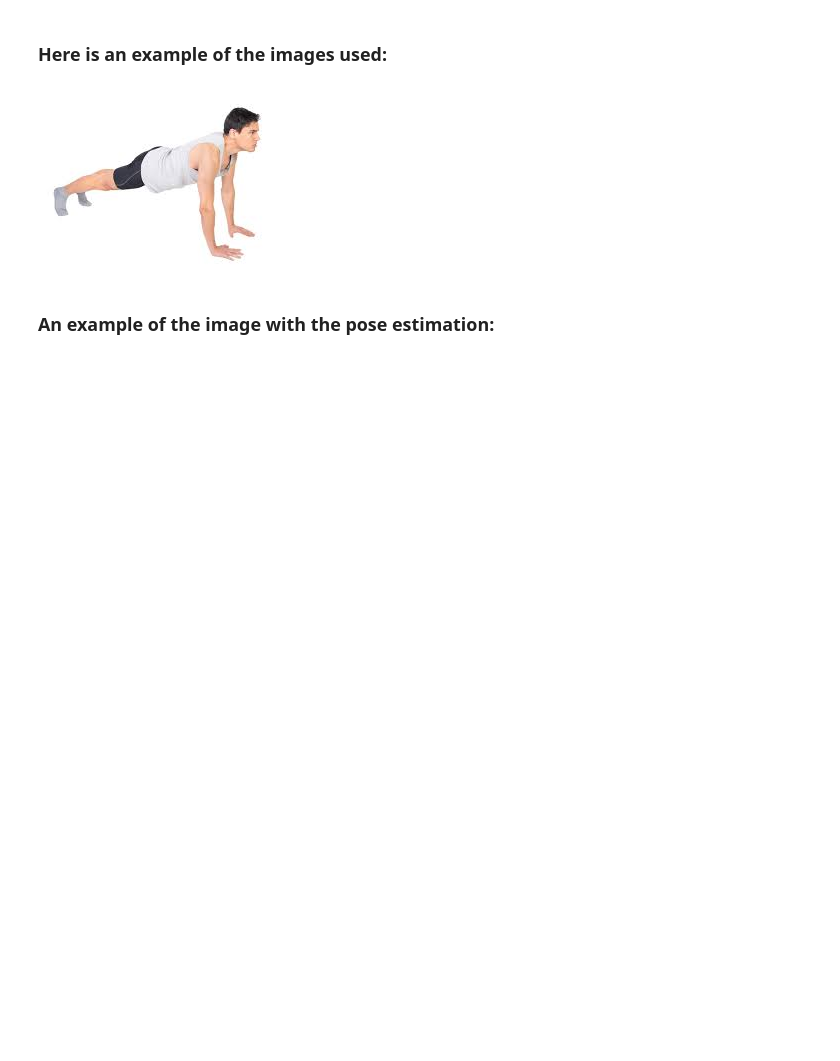
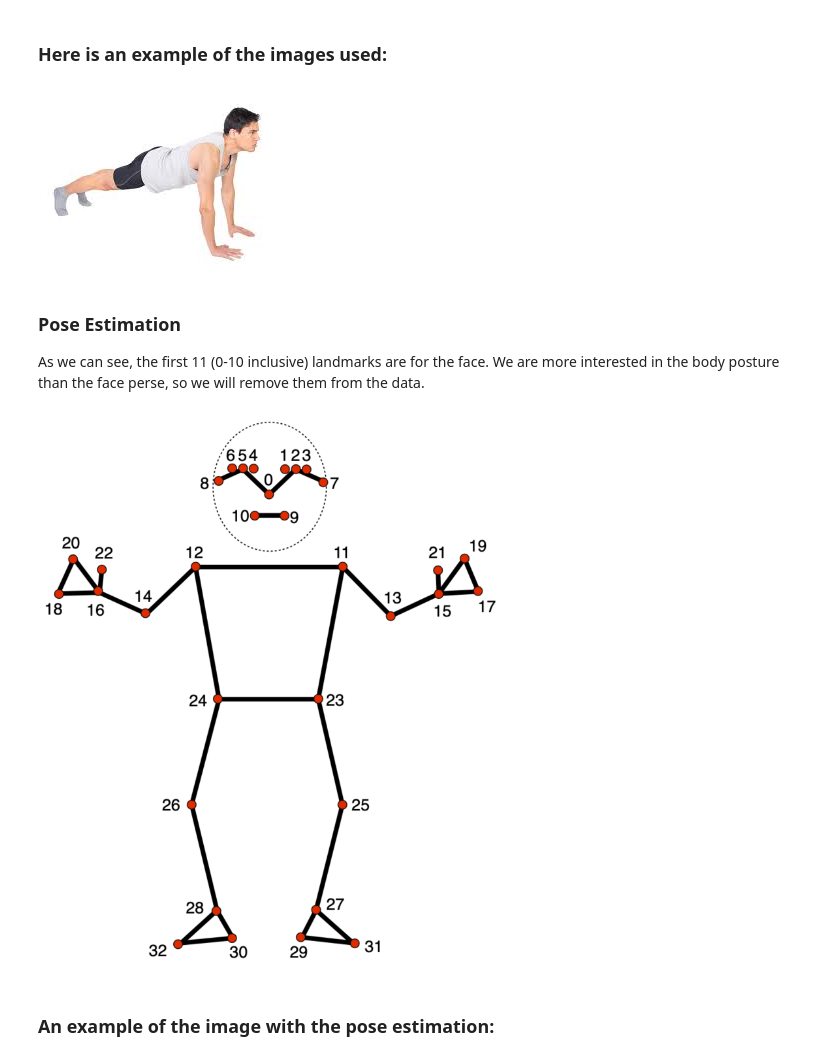
Before and after one commit to Sher213/Exercises-Prediction-Model, a Jupyter notebook: poseEst.ipynb, the cells around one changed output. Saved outputs shown, nothing was run; the diff lists cells and outputs as text; code cells hidden in the pictures; blank space fills up the shorter version.

```diff
--- a/poseEst.ipynb
+++ b/poseEst.ipynb
@@ -30,6 +30,14 @@ imgStr = b64decode(imgB64)
 display.Image(imgStr)
 # %% [output]
 [figure]
+# %% [markdown]
+### Pose Estimation
+
+As we can see, the first 11 (0-10 inclusive) landmarks are for the face. We are more interested in the body posture than the face perse, so we will remove them from the data.
+# %%
+display.Image("https://developers.google.com/static/mediapipe/images/solutions/pose_landmarks_index.png")
+# %% [output]
+[figure, added]
 # %% [markdown]
 ### An example of the image with the pose estimation:
 # %%
```
Also changed, not shown: parts of 15 cells of this notebook, 3 other files.
